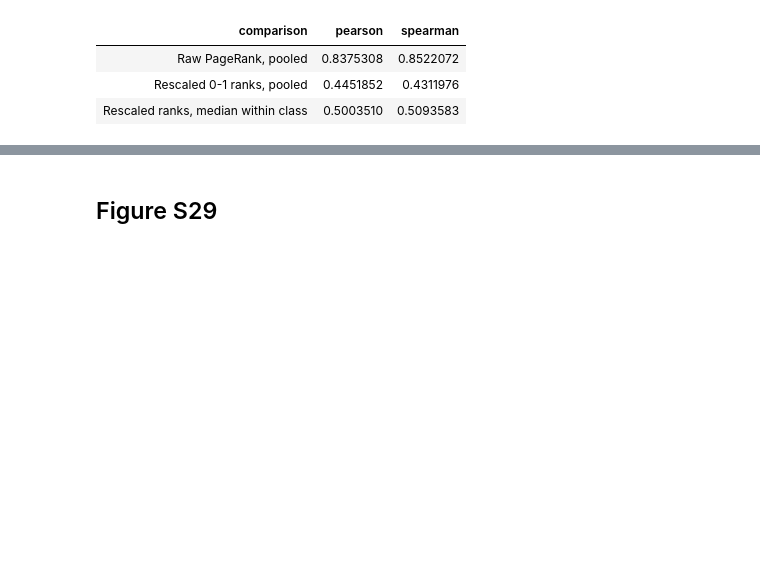
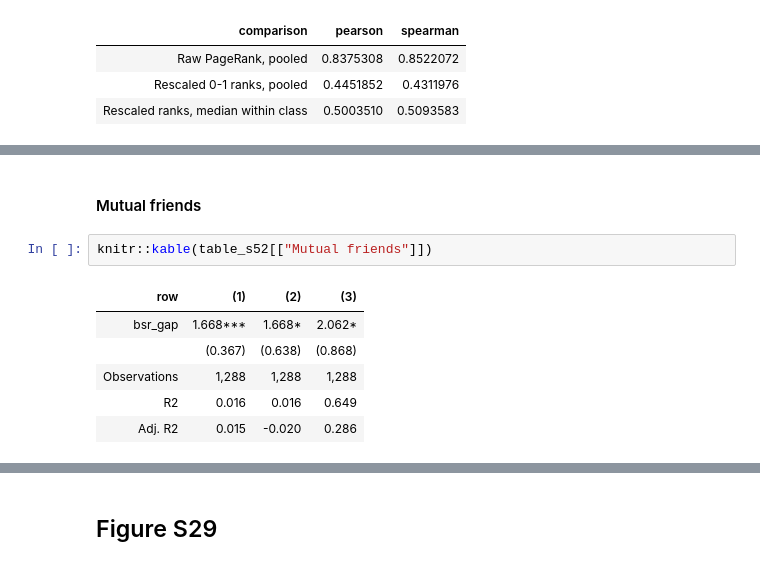
Before and after one commit to melanieoyarzun/patio-en-red, a Jupyter notebook: notebooks/si/S9_behavioral_rank.ipynb, the cells around one changed output, grey strips where cells are left out. Saved outputs shown, nothing was run; the diff lists cells and outputs as text; blank space fills up the shorter version.

```diff
--- a/notebooks/si/S9_behavioral_rank.ipynb
+++ b/notebooks/si/S9_behavioral_rank.ipynb
@@ -178,0 +107,11 @@ table_s54
+# %% [markdown]
+#### Mutual friends
+# %%
+knitr::kable(table_s52[["Mutual friends"]])
+# %% [output]
+| row | (1) | (2) | (3) |
+| bsr_gap | 1.668*** | 1.668* | 2.062* |
+|  | (0.367) | (0.638) | (0.868) |
+| Observations | 1,288 | 1,288 | 1,288 |
+| R2 | 0.016 | 0.016 | 0.649 |
+| Adj. R2 | 0.015 | -0.020 | 0.286 |
```
Also changed, not shown: parts of 22 cells of this notebook, 21 other files.
